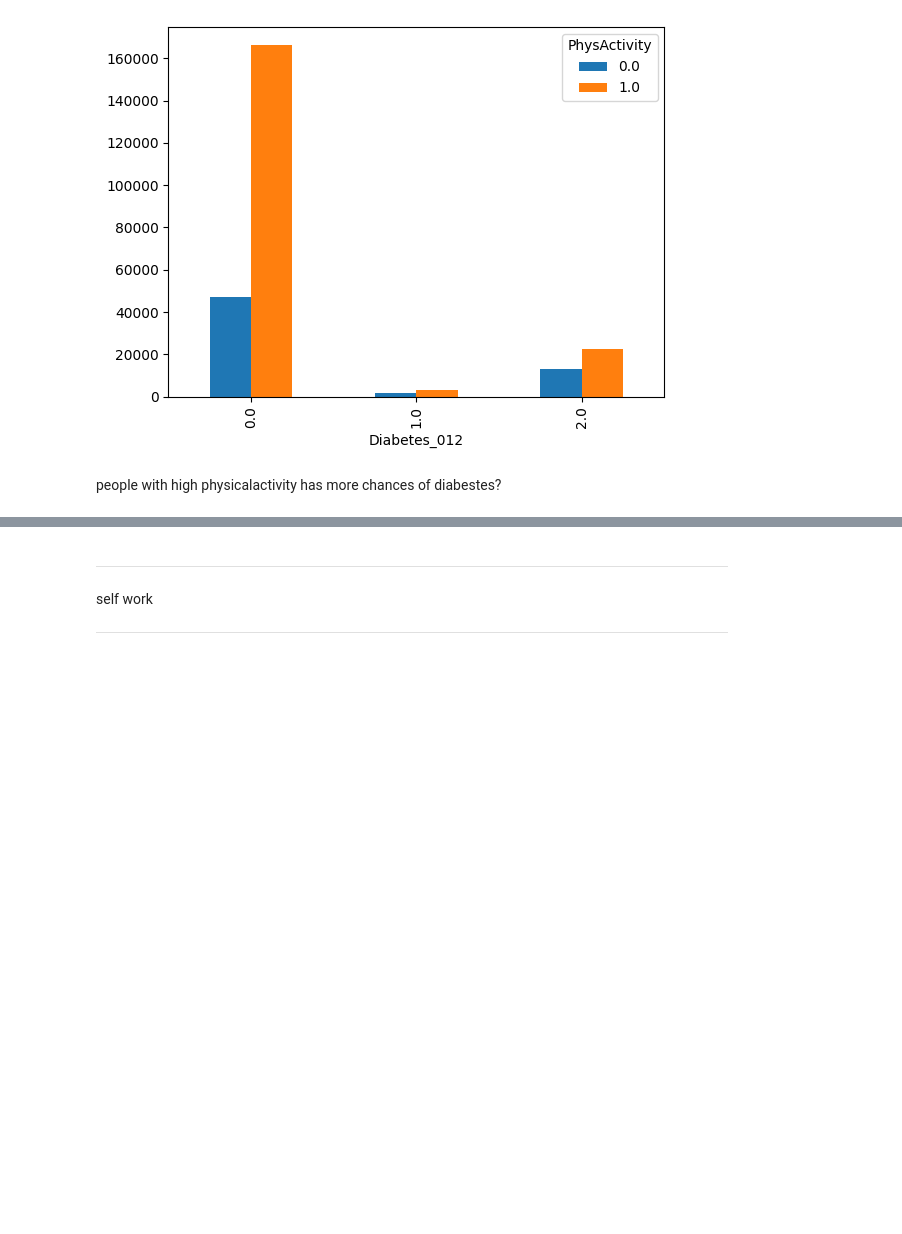
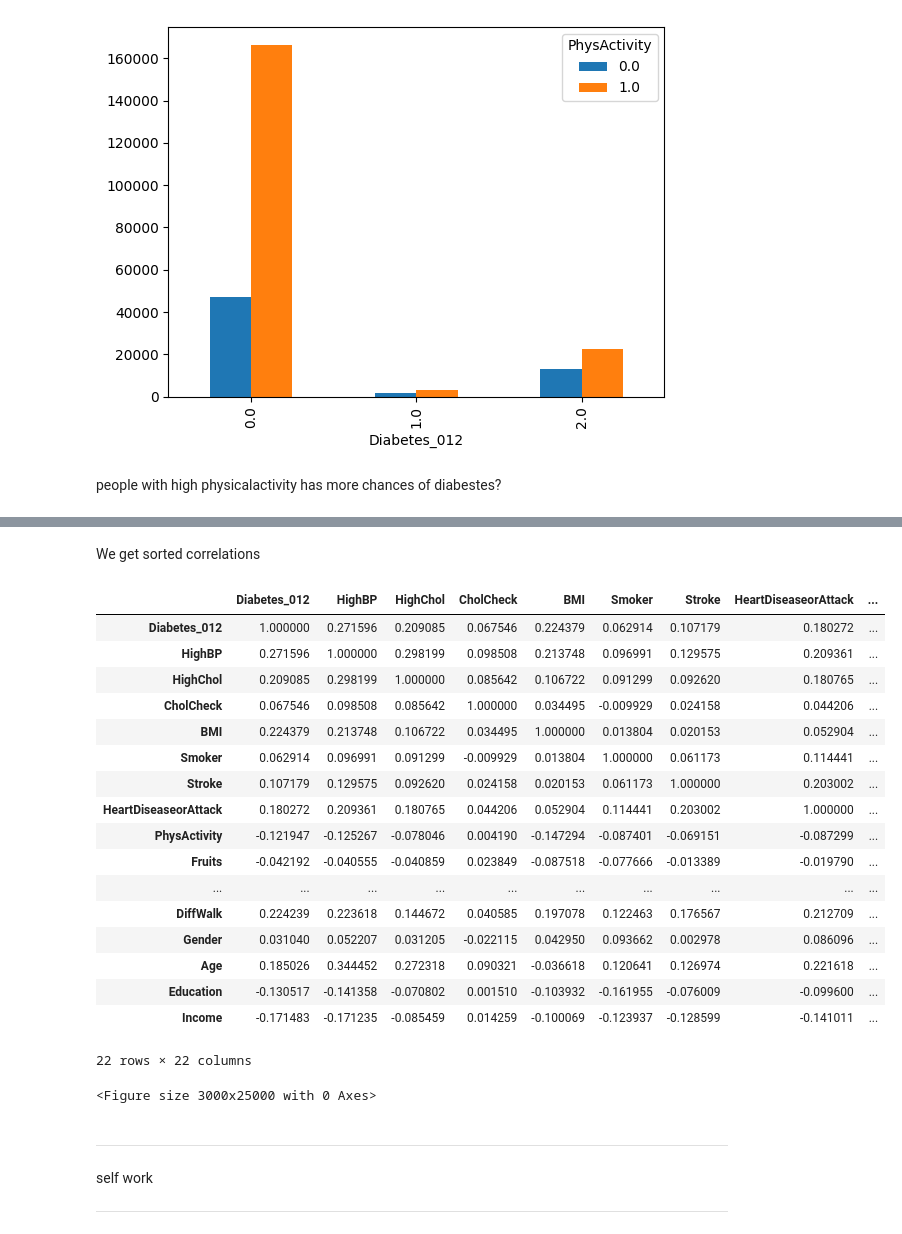
Before and after one commit to albertodavincishekhawat/BasicMachineLearning, a Jupyter notebook: ML.ipynb, the cells around one changed output, grey strips where cells are left out. Cells and saved outputs as stored; diff of their text form; code cells hidden in the pictures; blank space fills up the shorter version.

```diff
--- a/ML.ipynb
+++ b/ML.ipynb
@@ -538,3 +564,30 @@ people with high physicalactivity has more chances of diabestes?
+# %% [markdown]
+We get sorted correlations
+# %%
+corr = df.corr()
+# %%
+plt.figure(figsize=(30,250))
+corr.query("Diabetes_012<0.09 | Diabetes_012 > 0.09")
+# %% [output]
+|  | Diabetes_012 | HighBP | HighChol | CholCheck | BMI | Smoker | Stroke | HeartDiseaseorAttack | ... |
+| Diabetes_012 | 1.000000 | 0.271596 | 0.209085 | 0.067546 | 0.224379 | 0.062914 | 0.107179 | 0.180272 | ... |
+| HighBP | 0.271596 | 1.000000 | 0.298199 | 0.098508 | 0.213748 | 0.096991 | 0.129575 | 0.209361 | ... |
+| HighChol | 0.209085 | 0.298199 | 1.000000 | 0.085642 | 0.106722 | 0.091299 | 0.092620 | 0.180765 | ... |
+| CholCheck | 0.067546 | 0.098508 | 0.085642 | 1.000000 | 0.034495 | -0.009929 | 0.024158 | 0.044206 | ... |
+| BMI | 0.224379 | 0.213748 | 0.106722 | 0.034495 | 1.000000 | 0.013804 | 0.020153 | 0.052904 | ... |
+| Smoker | 0.062914 | 0.096991 | 0.091299 | -0.009929 | 0.013804 | 1.000000 | 0.061173 | 0.114441 | ... |
+| Stroke | 0.107179 | 0.129575 | 0.092620 | 0.024158 | 0.020153 | 0.061173 | 1.000000 | 0.203002 | ... |
+| HeartDiseaseorAttack | 0.180272 | 0.209361 | 0.180765 | 0.044206 | 0.052904 | 0.114441 | 0.203002 | 1.000000 | ... |
+| PhysActivity | -0.121947 | -0.125267 | -0.078046 | 0.004190 | -0.147294 | -0.087401 | -0.069151 | -0.087299 | ... |
+| Fruits | -0.042192 | -0.040555 | -0.040859 | 0.023849 | -0.087518 | -0.077666 | -0.013389 | -0.019790 | ... |
+| ... | ... | ... | ... | ... | ... | ... | ... | ... | ... |
+| DiffWalk | 0.224239 | 0.223618 | 0.144672 | 0.040585 | 0.197078 | 0.122463 | 0.176567 | 0.212709 | ... |
+| Gender | 0.031040 | 0.052207 | 0.031205 | -0.022115 | 0.042950 | 0.093662 | 0.002978 | 0.086096 | ... |
+| Age | 0.185026 | 0.344452 | 0.272318 | 0.090321 | -0.036618 | 0.120641 | 0.126974 | 0.221618 | ... |
+| Education | -0.130517 | -0.141358 | -0.070802 | 0.001510 | -0.103932 | -0.161955 | -0.076009 | -0.099600 | ... |
+| Income | -0.171483 | -0.171235 | -0.085459 | 0.014259 | -0.100069 | -0.123937 | -0.128599 | -0.141011 | ... |
+22 rows × 22 columns
+<Figure size 3000x25000 with 0 Axes>
 # %% [markdown]
 ---
 self work
```
Also changed, not shown: parts of 2 cells of this notebook.
